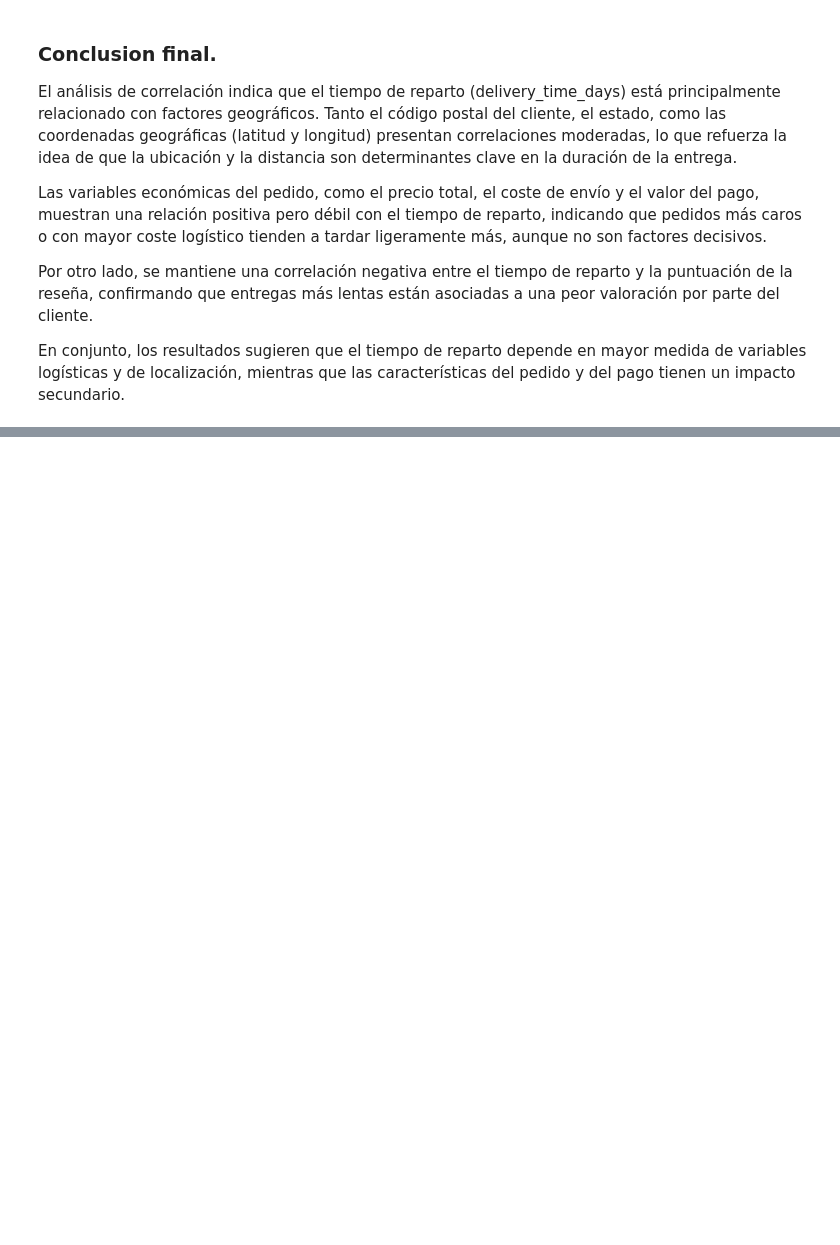
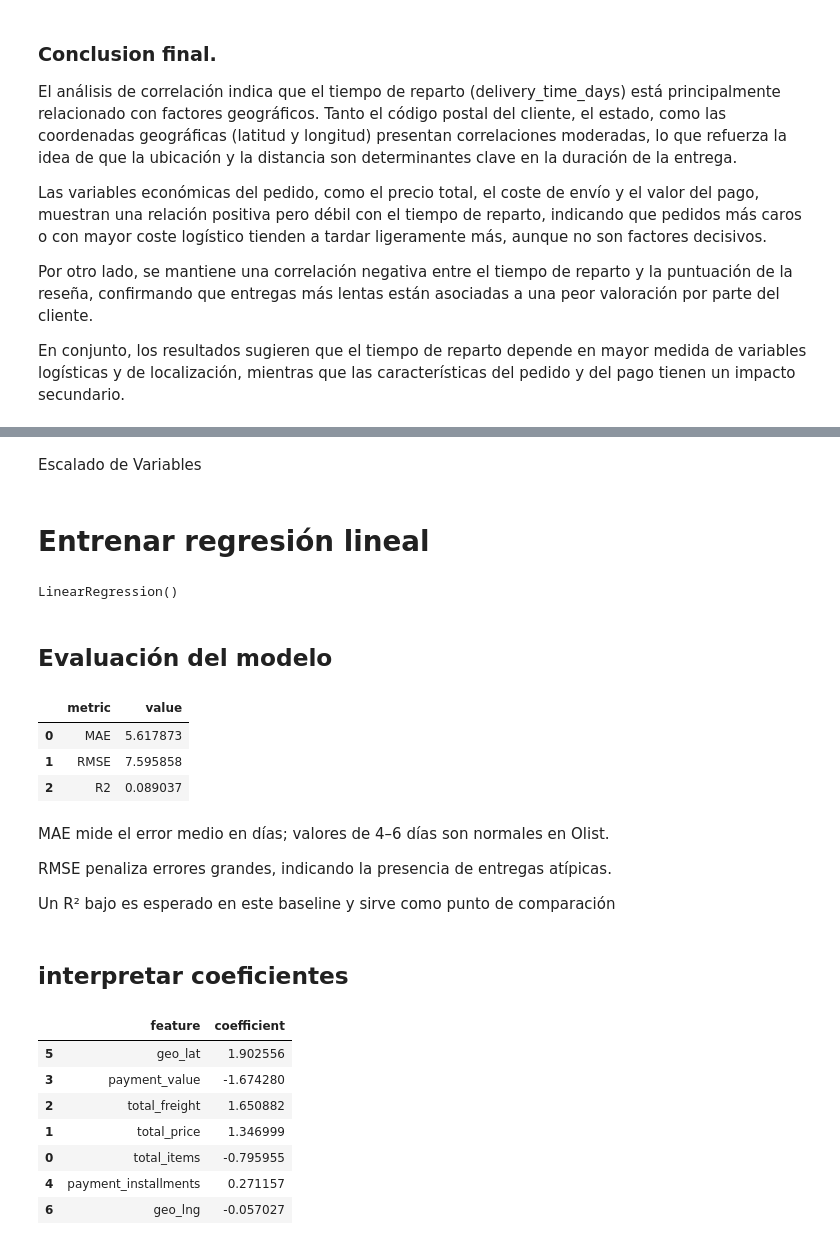
Before and after one commit to 4GeeksAcademy/sp-ml-20-final-project-g5, a Jupyter notebook: notebooks/proyectofinal.ipynb, the cells around one changed output, grey strips where cells are left out. Cells and saved outputs as stored; diff of their text form; code cells hidden in the pictures; blank space fills up the shorter version.

```diff
--- a/notebooks/proyectofinal.ipynb
+++ b/notebooks/proyectofinal.ipynb
@@ -463,0 +471,6 @@ En conjunto, los resultados sugieren que el tiempo de reparto depende en mayor m
+# %%
+features = ["total_items", "total_price", "total_freight", "payment_value", "payment_installments", "geo_lat", "geo_lng"]
+
+target = "delivery_time_days"
+
+df_model = df_days[features + [target]].dropna()
@@ -463,0 +479,54 @@ En conjunto, los resultados sugieren que el tiempo de reparto depende en mayor m
+# %%
+X = df_model[features]
+y = df_model[target]
+
+X_train, X_test, y_train, y_test = train_test_split(X, y, test_size=0.2, random_state=42)
+# %% [markdown]
+Escalado de Variables
+# %%
+scaler = StandardScaler()
+
+X_train_scaled = scaler.fit_transform(X_train)
+X_test_scaled = scaler.transform(X_test)
+# %% [markdown]
+# Entrenar regresión lineal
+# %%
+lr = LinearRegression()
+lr.fit(X_train_scaled, y_train)
+# %% [output]
+LinearRegression()
+# %% [markdown]
+## Evaluación del modelo
+# %%
+y_pred = lr.predict(X_test_scaled)
+
+metrics = pd.DataFrame({"metric": ["MAE", "RMSE", "R2"],
+                        "value": [mean_absolute_error(y_test, y_pred), np.sqrt(mean_squared_error(y_test, y_pred)), r2_score(y_test, y_pred)]})
+
+metrics
+# %% [output]
+|  | metric | value |
+| 0 | MAE | 5.617873 |
+| 1 | RMSE | 7.595858 |
+| 2 | R2 | 0.089037 |
+# %% [markdown]
+MAE mide el error medio en días; valores de 4–6 días son normales en Olist.
+
+RMSE penaliza errores grandes, indicando la presencia de entregas atípicas.
+
+Un R² bajo es esperado en este baseline y sirve como punto de comparación
+# %% [markdown]
+## interpretar coeficientes
+# %%
+coef_df = pd.DataFrame({"feature": features, "coefficient": lr.coef_}).sort_values(by="coefficient", key=abs, ascending=False)
+
+coef_df
+# %% [output]
+|  | feature | coefficient |
+| 5 | geo_lat | 1.902556 |
+| 3 | payment_value | -1.674280 |
+| 2 | total_freight | 1.650882 |
+| 1 | total_price | 1.346999 |
+| 0 | total_items | -0.795955 |
+| 4 | payment_installments | 0.271157 |
+| 6 | geo_lng | -0.057027 |
```
Also changed, not shown: parts of 35 cells of this notebook.
